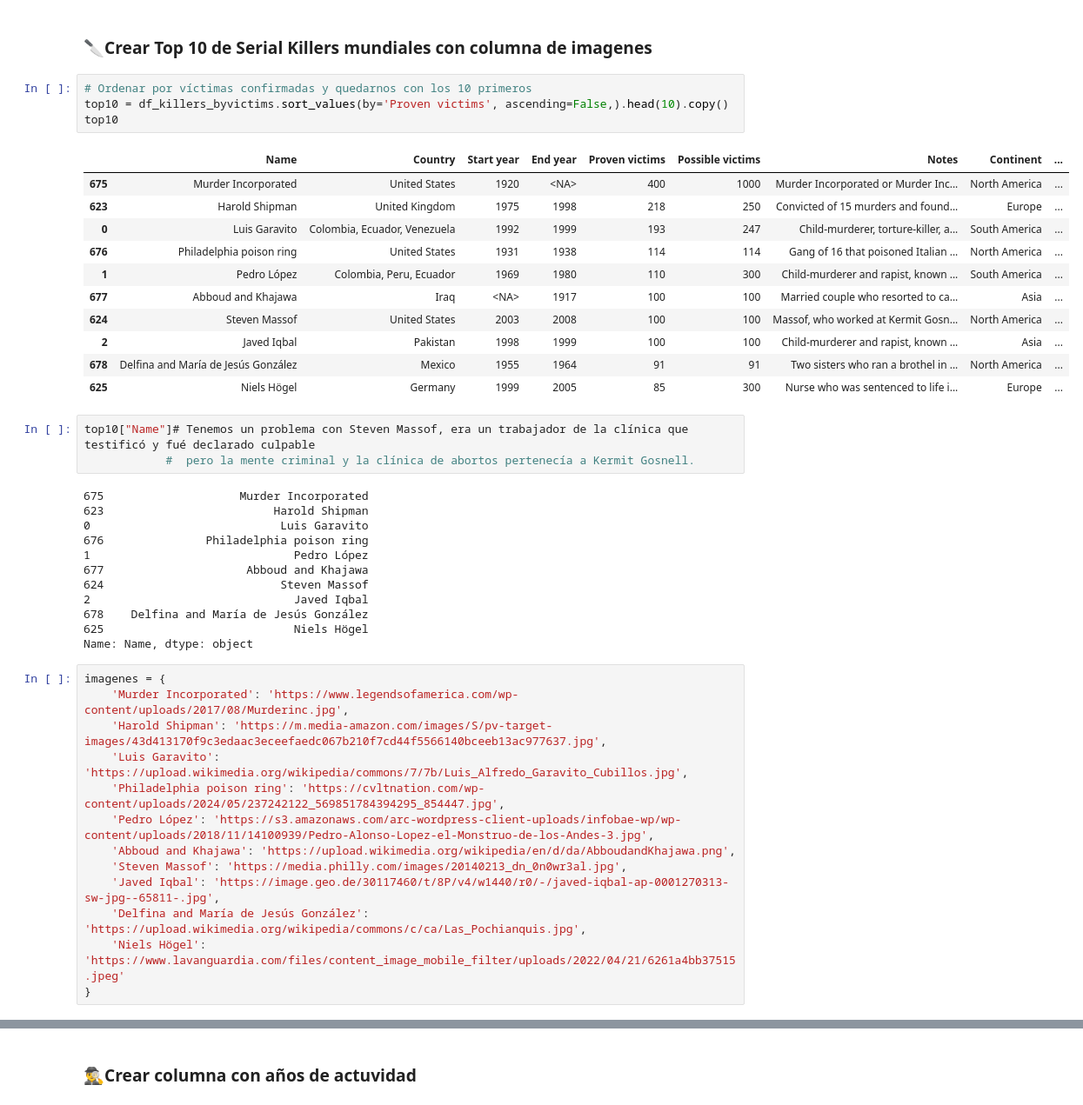
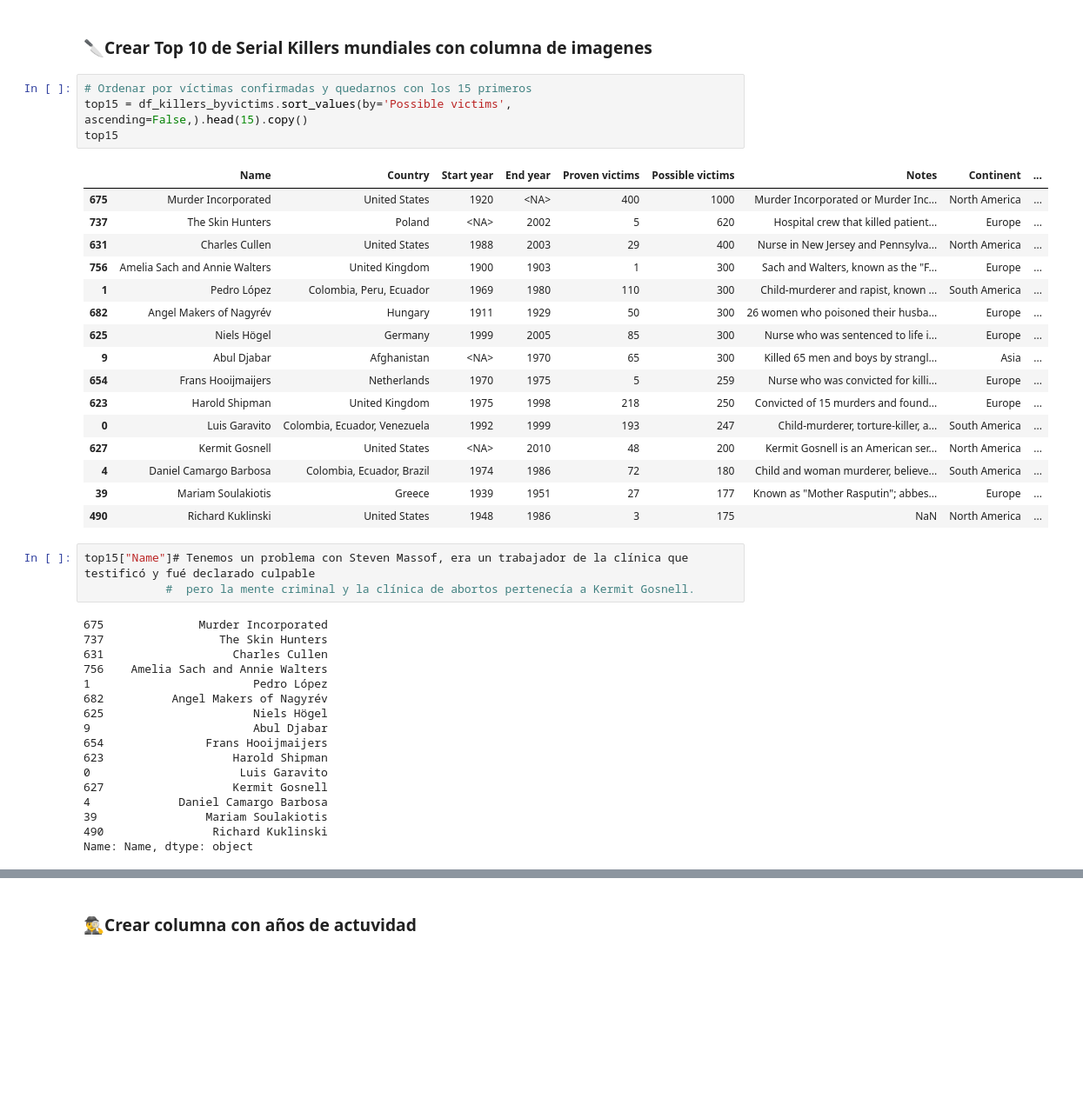
Before and after one commit to CibiPB/project-da-promo-49-modulo-4, a Jupyter notebook: version1.ipynb, the cells around one changed output, grey strips where cells are left out. Shown: that part at 87% size. Drawn from its saved outputs; the diff is of its cells as text; blank space fills up the shorter version.

```diff
--- a/version1.ipynb
+++ b/version1.ipynb
@@ -511,46 +513,43 @@ memory usage: 85.1+ KB
 # %% [markdown]
 ### 🔪Crear Top 10 de Serial Killers mundiales con columna de imagenes
 # %%
-# Ordenar por víctimas confirmadas y quedarnos con los 10 primeros
-top10 = df_killers_byvictims.sort_values(by='Proven victims', ascending=False,).head(10).copy()
-top10
+# Ordenar por víctimas confirmadas y quedarnos con los 15 primeros
+top15 = df_killers_byvictims.sort_values(by='Possible victims', ascending=False,).head(15).copy()
+top15
 # %% [output]
 |  | Name | Country | Start year | End year | Proven victims | Possible victims | Notes | Continent | ... |
 | 675 | Murder Incorporated | United States | 1920 | <NA> | 400 | 1000 | Murder Incorporated or Murder Inc... | North America | ... |
+| 737 | The Skin Hunters | Poland | <NA> | 2002 | 5 | 620 | Hospital crew that killed patient... | Europe | ... |
+| 631 | Charles Cullen | United States | 1988 | 2003 | 29 | 400 | Nurse in New Jersey and Pennsylva... | North America | ... |
+| 756 | Amelia Sach and Annie Walters | United Kingdom | 1900 | 1903 | 1 | 300 | Sach and Walters, known as the "F... | Europe | ... |
+| 1 | Pedro López | Colombia, Peru, Ecuador | 1969 | 1980 | 110 | 300 | Child-murderer and rapist, known ... | South America | ... |
+| 682 | Angel Makers of Nagyrév | Hungary | 1911 | 1929 | 50 | 300 | 26 women who poisoned their husba... | Europe | ... |
+| 625 | Niels Högel | Germany | 1999 | 2005 | 85 | 300 | Nurse who was sentenced to life i... | Europe | ... |
+| 9 | Abul Djabar | Afghanistan | <NA> | 1970 | 65 | 300 | Killed 65 men and boys by strangl... | Asia | ... |
+| 654 | Frans Hooijmaijers | Netherlands | 1970 | 1975 | 5 | 259 | Nurse who was convicted for killi... | Europe | ... |
 | 623 | Harold Shipman | United Kingdom | 1975 | 1998 | 218 | 250 | Convicted of 15 murders and found... | Europe | ... |
 | 0 | Luis Garavito | Colombia, Ecuador, Venezuela | 1992 | 1999 | 193 | 247 | Child-murderer, torture-killer, a... | South America | ... |
-| 676 | Philadelphia poison ring | United States | 1931 | 1938 | 114 | 114 | Gang of 16 that poisoned Italian ... | North America | ... |
-| 1 | Pedro López | Colombia, Peru, Ecuador | 1969 | 1980 | 110 | 300 | Child-murderer and rapist, known ... | South America | ... |
-| 677 | Abboud and Khajawa | Iraq | <NA> | 1917 | 100 | 100 | Married couple who resorted to ca... | Asia | ... |
-| 624 | Steven Massof | United States | 2003 | 2008 | 100 | 100 | Massof, who worked at Kermit Gosn... | North America | ... |
-| 2 | Javed Iqbal | Pakistan | 1998 | 1999 | 100 | 100 | Child-murderer and rapist, known ... | Asia | ... |
-| 678 | Delfina and María de Jesús González | Mexico | 1955 | 1964 | 91 | 91 | Two sisters who ran a brothel in ... | North America | ... |
-| 625 | Niels Högel | Germany | 1999 | 2005 | 85 | 300 | Nurse who was sentenced to life i... | Europe | ... |
+| 627 | Kermit Gosnell | United States | <NA> | 2010 | 48 | 200 | Kermit Gosnell is an American ser... | North America | ... |
+| 4 | Daniel Camargo Barbosa | Colombia, Ecuador, Brazil | 1974 | 1986 | 72 | 180 | Child and woman murderer, believe... | South America | ... |
+| 39 | Mariam Soulakiotis | Greece | 1939 | 1951 | 27 | 177 | Known as "Mother Rasputin"; abbes... | Europe | ... |
+| 490 | Richard Kuklinski | United States | 1948 | 1986 | 3 | 175 | NaN | North America | ... |
 # %%
-top10["Name"]# Tenemos un problema con Steven Massof, era un trabajador de la clínica que testificó y fué declarado culpable
+top15["Name"]# Tenemos un problema con Steven Massof, era un trabajador de la clínica que testificó y fué declarado culpable
             #  pero la mente criminal y la clínica de abortos pertenecía a Kermit Gosnell.
 # %% [output]
-675                    Murder Incorporated
-623                         Harold Shipman
-0                            Luis Garavito
-676               Philadelphia poison ring
-1                              Pedro López
-677                     Abboud and Khajawa
-624                          Steven Massof
-2                              Javed Iqbal
-678    Delfina and María de Jesús González
-625                            Niels Högel
+675              Murder Incorporated
+737                 The Skin Hunters
+631                   Charles Cullen
+756    Amelia Sach and Annie Walters
+1                        Pedro López
+682          Angel Makers of Nagyrév
+625                      Niels Högel
+9                        Abul Djabar
+654               Frans Hooijmaijers
+623                   Harold Shipman
+0                      Luis Garavito
+627                   Kermit Gosnell
+4             Daniel Camargo Barbosa
+39                Mariam Soulakiotis
+490                Richard Kuklinski
 Name: Name, dtype: object
-# %%
-imagenes = {
-    'Murder Incorporated': 'https://www.legendsofamerica.com/wp-content/uploads/2017/08/Murderinc.jpg',
-    'Harold Shipman': 'https://m.media-amazon.com/images/S/pv-target-images/43d413170f9c3edaac3eceefaedc067b210f7cd44f5566140bceeb13ac977637.jpg',
-    'Luis Garavito': 'https://upload.wikimedia.org/wikipedia/commons/7/7b/Luis_Alfredo_Garavito_Cubillos.jpg',
-    'Philadelphia poison ring': 'https://cvltnation.com/wp-content/uploads/2024/05/237242122_569851784394295_854447.jpg',
-    'Pedro López': 'https://s3.amazonaws.com/arc-wordpress-client-uploads/infobae-wp/wp-content/uploads/2018/11/14100939/Pedro-Alonso-Lopez-el-Monstruo-de-los-Andes-3.jpg',
-    'Abboud and Khajawa': 'https://upload.wikimedia.org/wikipedia/en/d/da/AbboudandKhajawa.png',
-    'Steven Massof': 'https://media.philly.com/images/20140213_dn_0n0wr3al.jpg',
-    'Javed Iqbal': 'https://image.geo.de/30117460/t/8P/v4/w1440/r0/-/javed-iqbal-ap-0001270313-sw-jpg--65811-.jpg',
-    'Delfina and María de Jesús González': 'https://upload.wikimedia.org/wikipedia/commons/c/ca/Las_Pochianquis.jpg',
-    'Niels Högel': 'https://www.lavanguardia.com/files/content_image_mobile_filter/uploads/2022/04/21/6261a4bb37515.jpeg'
-}
```
Also changed, not shown: parts of 13 cells of this notebook, 4 other files.
